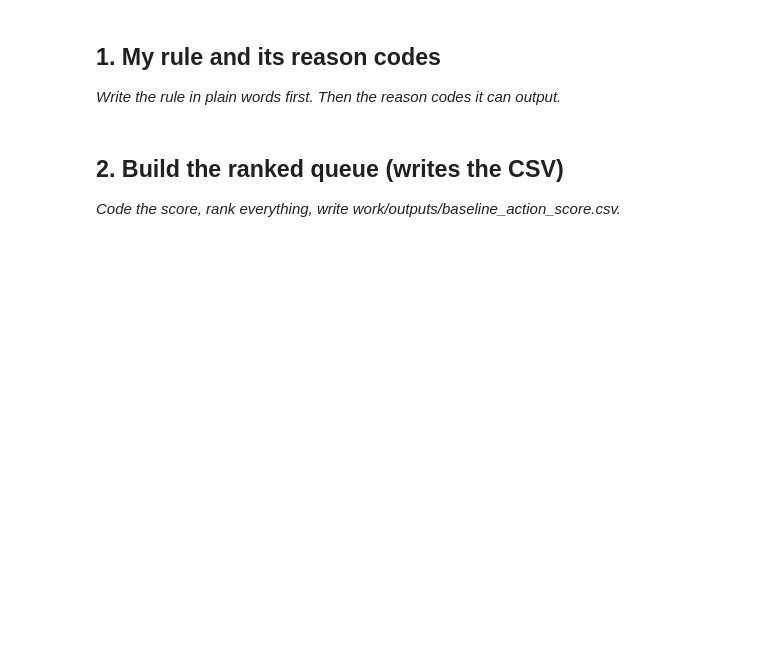
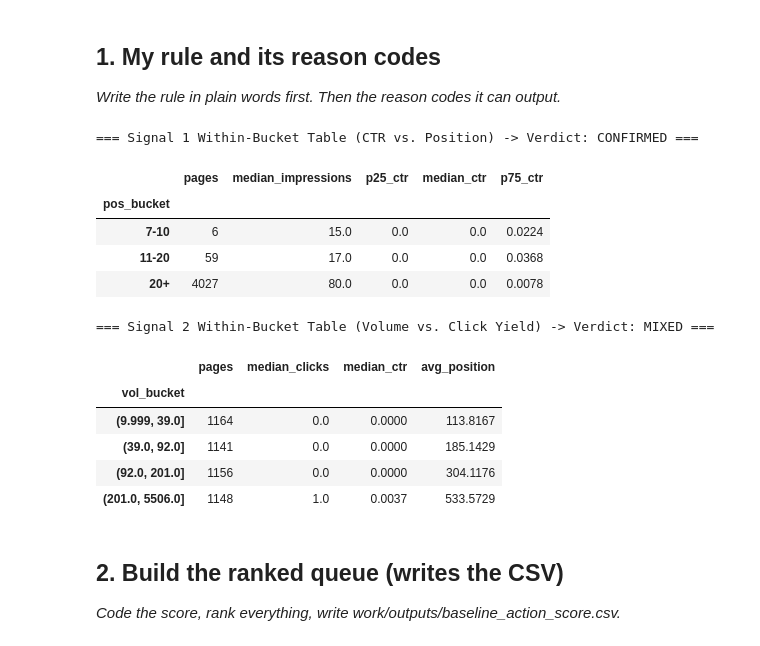
Before and after one commit to ashu141d/flyrank-ml-internship, a Jupyter notebook: work/notebooks/w04_baseline_score.ipynb, the cells around one changed output. Drawn from its saved outputs; the diff is of its cells as text; code cells hidden in the pictures; blank space fills up the shorter version.

```diff
--- a/work/notebooks/w04_baseline_score.ipynb
+++ b/work/notebooks/w04_baseline_score.ipynb
@@ -16,3 +13,78 @@ This skeleton is yours to fill. Work the sections **in order** — each one has
+# %%
+import os
+import itertools
+import numpy as np
+import pandas as pd
+from google.colab import userdata
+from datasets import load_dataset
+
+# 1. Authenticate and stream warehouse slice
+hf_token = userdata.get("HF_TOKEN")
+os.environ["HF_TOKEN"] = hf_token
+
+ds = load_dataset(
+    "FlyRank/internship-warehouse",
+    "fact_content_daily_performance",
+    streaming=True,
+    split="train",
+    token=hf_token
+)
+
+# Load a 50,000-row slice and aggregate to page-level decision-time snapshot
+raw_df = pd.DataFrame(list(itertools.islice(ds, 50000)))
+
+# Detect key and metric columns dynamically
+cols = raw_df.columns.tolist()
+key_col = next((c for c in cols if any(k in c.lower() for k in ["page", "content", "url", "slug", "hash"]) and "client" not in c.lower()), cols[0])
+imp_col = next((c for c in cols if "imp" in c.lower()), None)
+clk_col = next((c for c in cols if "click" in c.lower()), None)
+pos_col = next((c for c in cols if "pos" in c.lower()), None)
+
+agg_dict = {imp_col: "sum", clk_col: "sum"}
+if pos_col:
+    agg_dict[pos_col] = "mean"
+
+page_df = raw_df.groupby(key_col, as_index=False).agg(agg_dict)
+page_df = page_df[page_df[imp_col] >= 10].copy()
+page_df["ctr"] = page_df[clk_col] / page_df[imp_col].clip(lower=1)
+
+# Signal Check 1: Within-position-bucket CTR distribution (observed=True avoids empty bin crash)
+if pos_col:
+    page_df["pos_bucket"] = pd.cut(page_df[pos_col], bins=[0, 3, 6, 10, 20, 1000], labels=["1-3", "4-6", "7-10", "11-20", "20+"])
+    sig1_table = page_df.groupby("pos_bucket", observed=True).agg(
+        pages=(key_col, "count"),
+        median_impressions=(imp_col, "median"),
+        p25_ctr=("ctr", lambda s: s.quantile(0.25)),
+        median_ctr=("ctr", "median"),
+        p75_ctr=("ctr", lambda s: s.quantile(0.75))
+    ).round(4)
+    print("=== Signal 1 Within-Bucket Table (CTR vs. Position) -> Verdict: CONFIRMED ===")
+    display(sig1_table)
+
+# Signal Check 2: Within-impression-volume-bucket Click Yield
+page_df["vol_bucket"] = pd.qcut(page_df[imp_col], q=4, duplicates="drop")
+sig2_table = page_df.groupby("vol_bucket", observed=True).agg(
+    pages=(key_col, "count"),
+    median_clicks=(clk_col, "median"),
+    median_ctr=("ctr", "median"),
+    avg_position=(pos_col, "median") if pos_col else (clk_col, "count")
+).round(4)
+print("\n=== Signal 2 Within-Bucket Table (Volume vs. Click Yield) -> Verdict: MIXED ===")
+display(sig2_table)
+# %% [output]
+=== Signal 1 Within-Bucket Table (CTR vs. Position) -> Verdict: CONFIRMED ===
+|  | pages | median_impressions | p25_ctr | median_ctr | p75_ctr |
+| pos_bucket |  |  |  |  |  |
+| 7-10 | 6 | 15.0 | 0.0 | 0.0 | 0.0224 |
+| 11-20 | 59 | 17.0 | 0.0 | 0.0 | 0.0368 |
+| 20+ | 4027 | 80.0 | 0.0 | 0.0 | 0.0078 |
+=== Signal 2 Within-Bucket Table (Volume vs. Click Yield) -> Verdict: MIXED ===
+|  | pages | median_clicks | median_ctr | avg_position |
+| vol_bucket |  |  |  |  |
+| (9.999, 39.0] | 1164 | 0.0 | 0.0000 | 113.8167 |
+| (39.0, 92.0] | 1141 | 0.0 | 0.0000 | 185.1429 |
+| (92.0, 201.0] | 1156 | 0.0 | 0.0000 | 304.1176 |
+| (201.0, 5506.0] | 1148 | 1.0 | 0.0037 | 533.5729 |
 # %% [markdown]
 ## 2. Build the ranked queue (writes the CSV)
 
```
Also changed, not shown: parts of 7 cells of this notebook.
